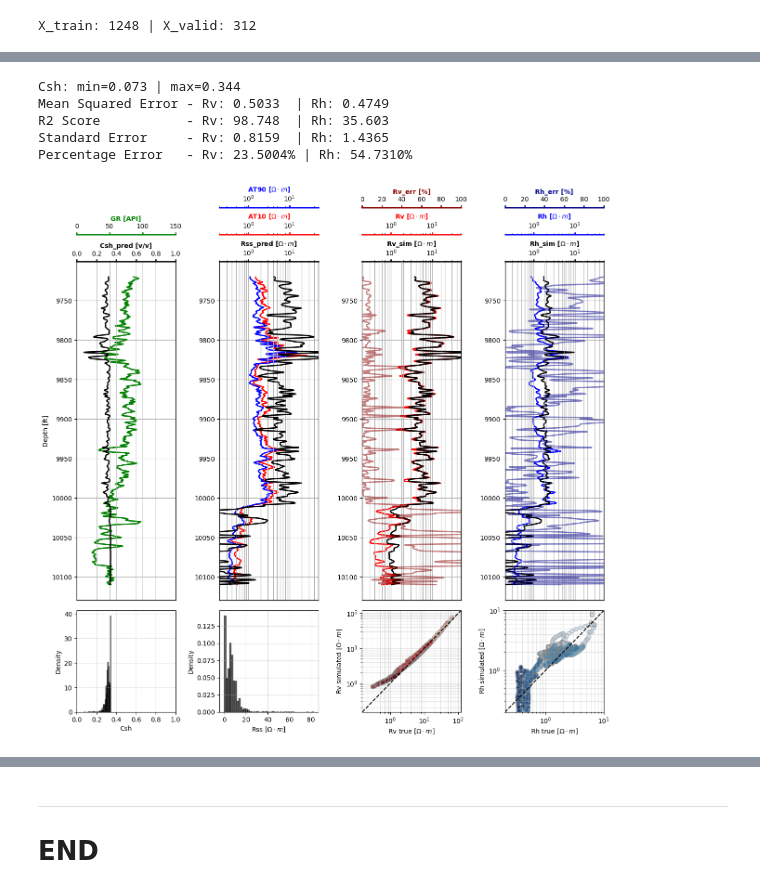
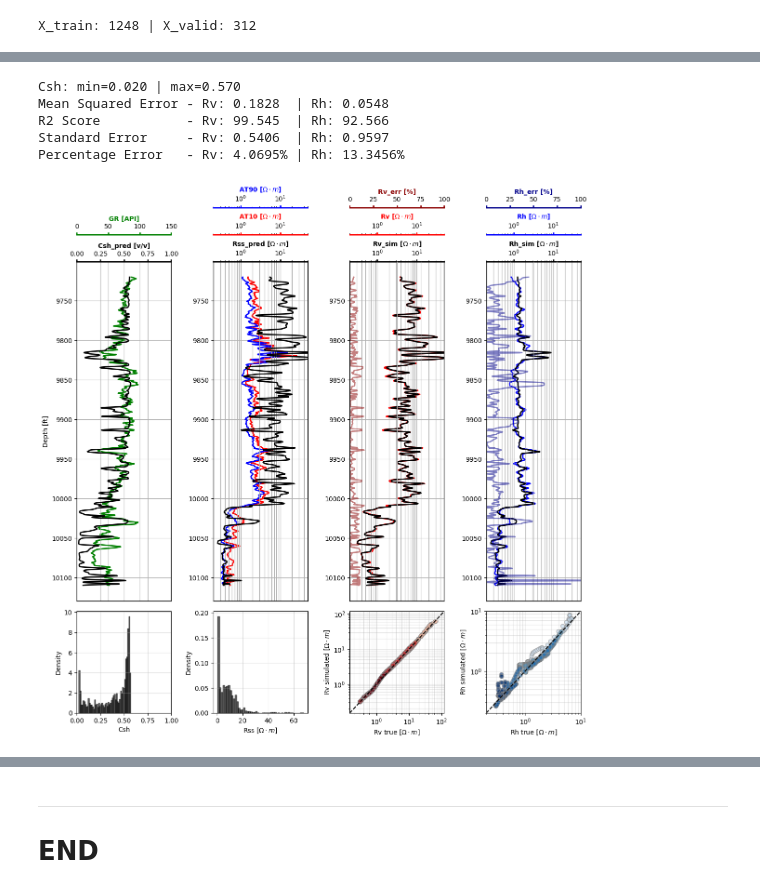
Before and after one commit to misaelmmorales/Anisotropic-Resistivity-Inversion, a Jupyter notebook: main_PINN.ipynb, the cells around one changed output, grey strips where cells are left out. Cells and saved outputs as stored; diff of their text form; code cells hidden in the pictures.

Commit message:
update -pinn!
pinn working! Rv=99, Rh=92

```diff
--- a/main_PINN.ipynb
+++ b/main_PINN.ipynb
@@ -77,8 +88,8 @@ column_names = ['CALI', 'AT10', 'AT30', 'AT60', 'AT90', 'GR', 'Rv', 'Rh']
 zstart = int(np.argwhere(d.index==9720).squeeze())
 zend   = int(np.argwhere(d.index==10110).squeeze())
 
-data      = d.rename(columns=dict(zip(d.columns, column_names))).iloc[zstart:zend]
-res_aniso = data[['Rv', 'Rh']]
+data = d.rename(columns=dict(zip(d.columns, column_names))).iloc[zstart:zend]
+res_aniso = data[['Rv', 'Rh', 'AT90']]
 
 Rvsh_true = 2.813
 Rhsh_true = 0.775
@@ -97,32 +108,32 @@ batch_size  = 32
 trainloader = DataLoader(xtrain, batch_size=batch_size, shuffle=True)
 validloader = DataLoader(xvalid, batch_size=batch_size, shuffle=True)
 
-pinn       = ResInvPINN().to(device)
-criterion  = ResInvLoss(Rvsh=Rvsh_true, Rhsh=Rhsh_true, lambda_reg=1e-5, lambda_p=1).to(device)
-optimizer  = torch.optim.Adam(params=pinn.parameters(), lr=1e-3)
+model      = ResInvPINN(hidden_dim=128).to(device)
+criterion  = ResInvLoss(Rvsh=Rvsh_true, Rhsh=Rhsh_true, ddmax=case1['AT90'].max(), lambda_reg=1e-5).to(device)
+optimizer  = torch.optim.Adam(params=model.parameters(), lr=1e-3)
 # %% [output]
 X_train: 1248 | X_valid: 312
 # %%
-epochs, monitor = 301, 100
+epochs, monitor = 351, 100
 train_loss, valid_loss = [], []
 for epoch in range(epochs):
     # training
     epoch_train_loss = []
-    pinn.train()
+    model.train()
     for i, x in enumerate(trainloader):
         optimizer.zero_grad()
-        y = pinn(x[0])
+        y = model(x[0])
         loss = criterion(x[0], y)
         loss.backward()
         optimizer.step()
         epoch_train_loss.append(loss.item())
     train_loss.append(np.mean(epoch_train_loss))
     # validation
-    pinn.eval()
+    model.eval()
     epoch_valid_loss = []
     with torch.no_grad():
         for x in validloader:
-            y = pinn(x[0])
+            y = model(x[0])
             loss = criterion(x[0], y)
             epoch_valid_loss.append(loss.item())
         valid_loss.append(np.mean(epoch_valid_loss))
@@ -141,5 +151,5 @@ Epoch: 300 | Loss: 19.0360 | Valid Loss: 22.1844
 # %%
-y_pred = pinn(inputs[:,:2]).cpu().detach().numpy().squeeze()
+y_pred = model(inputs[:,:2]).cpu().detach().numpy().squeeze()
 Csh_pred, Rss_pred = [y_pred[:, i] for i in range(y_pred.shape[1])]
 print('Csh: min={:.3f} | max={:.3f}'.format(Csh_pred.min(), Csh_pred.max()))
 
@@ -155,21 +165,22 @@ Rh_err = np.abs((Rh_sim - Rh_true)/Rh_true) * 100
 pinn_sol = pd.DataFrame({'Csh_pred':Csh_pred, 'Rss_pred':Rss_pred,
                          'Rvsh':Rhsh_true, 'Rhsh':Rhsh_true,
                          'Rv_sim':Rv_sim, 'Rh_sim':Rh_sim,
-                         'Rv_err':Rv_err, 'Rh_err':Rh_err}, index=res_aniso.index)
+                         'Rv_err':Rv_err, 'Rh_err':Rh_err},
+                         index=res_aniso.index)
 
 results = pd.concat([data, pinn_sol], axis=1)
 results.to_csv('pinn_solution.csv', index=True)
 
 error_metrics(results)
 # %% [output]
-Csh: min=0.073 | max=0.344
-Mean Squared Error - Rv: 0.5033  | Rh: 0.4749
-R2 Score           - Rv: 98.748  | Rh: 35.603
-Standard Error     - Rv: 0.8159  | Rh: 1.4365
-Percentage Error   - Rv: 23.5004% | Rh: 54.7310%
+Csh: min=0.020 | max=0.570
+Mean Squared Error - Rv: 0.1828  | Rh: 0.0548
+R2 Score           - Rv: 99.545  | Rh: 92.566
+Standard Error     - Rv: 0.5406  | Rh: 0.9597
+Percentage Error   - Rv: 4.0695% | Rh: 13.3456%
 # %%
-plot_pinn_results(results, figsize=(12.5,12))
+plot_pinn_results(results, figsize=(12,12))
 # %% [output]
-[figure, old version]
+[figure, new version]
 # %%
 gradientbased_results = pd.read_csv('results/gradient_based_solution_Chevron.csv', index_col=0)
```
Also changed, not shown: parts of 6 cells of this notebook, 4 other files.
